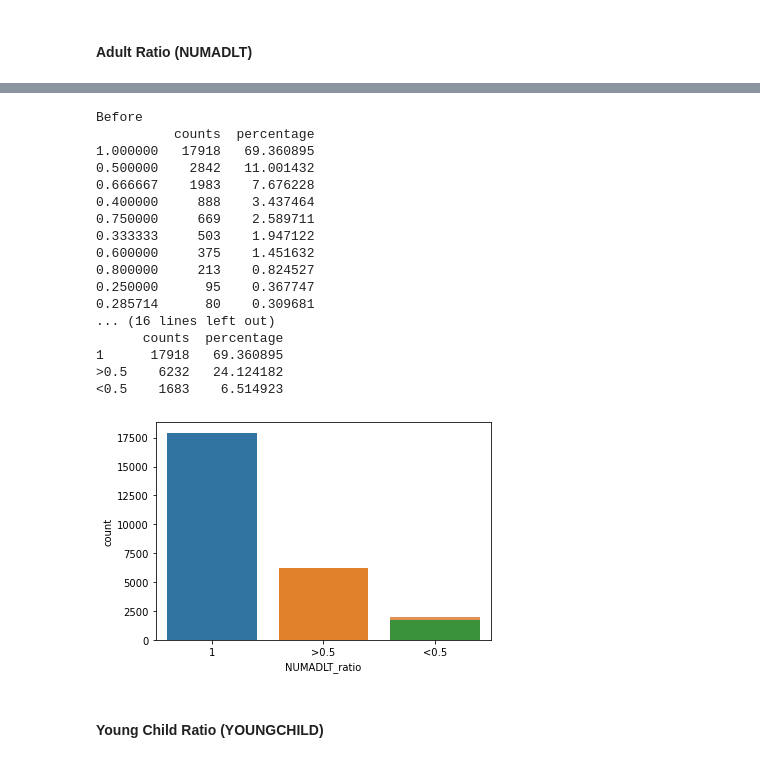
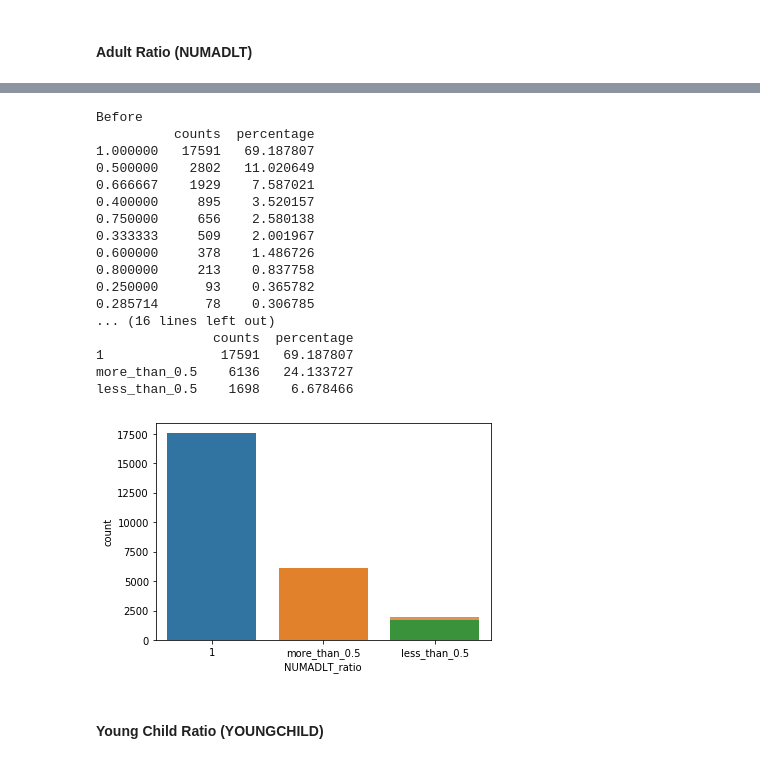
Before and after one commit to seanteohyh/AML_US_Traffic, a Jupyter notebook: NY Person Trip Predictor.ipynb, the cells around one changed output, grey strips where cells are left out. Drawn from its saved outputs; the diff is of its cells as text; code cells hidden in the pictures.

```diff
--- a/NY Person Trip Predictor.ipynb
+++ b/NY Person Trip Predictor.ipynb
@@ -74,3 +130,5 @@ ny_trip_count.head()
+# %%
+ny_trip_count = ny_trip_count.merge(trip_why_common, how = 'left',left_on = ['HOUSEID','PERSONID'],right_on = ['HOUSEID','PERSONID'])
 # %% [markdown]
 ## 1.3 People
 # %%
@@ -86,5 +144,6 @@ df = df.merge(ny_trip_count, how = 'left', left_on= ['HOUSEID','PERSONID'], righ
 # %%
 # Replace NA trip counts with 0
+sns.histplot(df['n_trips'])
 df['n_trips'][df['n_trips'].isna()] = 0
 #df = df[df['n_trips']>0]
-#df = df[df['n_trips']<10]
+df = df[df['n_trips']<10]
@@ -161,23 +222,23 @@ x_test['R_AGE'][x_test['R_AGE']<0] = mean_age
 # %%
 x_train['AGE_bins']= 'NA'
-x_train.loc[x_train['R_AGE'].between(5,15,inclusive = True), 'AGE_bins'] = "5 to 15"
-x_train.loc[x_train['R_AGE'].between(16,25,inclusive = True), 'AGE_bins'] = "16 to 25"
-x_train.loc[x_train['R_AGE'].between(26,35,inclusive = True), 'AGE_bins'] = "26 to 35"
-x_train.loc[x_train['R_AGE'].between(36,45,inclusive = True), 'AGE_bins'] = "36 to 45"
-x_train.loc[x_train['R_AGE'].between(46,55,inclusive = True), 'AGE_bins'] = "46 to 55"
-x_train.loc[x_train['R_AGE'].between(56,65,inclusive = True), 'AGE_bins'] = "56 to 65"
-x_train.loc[x_train['R_AGE'].between(66,75,inclusive = True), 'AGE_bins'] = "66 to 75"
-x_train.loc[x_train['R_AGE']>75, 'AGE_bins'] = ">75"
+x_train.loc[x_train['R_AGE'].between(5,15,inclusive = True), 'AGE_bins'] = "5_to_15"
+x_train.loc[x_train['R_AGE'].between(16,25,inclusive = True), 'AGE_bins'] = "16_to_25"
+x_train.loc[x_train['R_AGE'].between(26,35,inclusive = True), 'AGE_bins'] = "26_to_35"
+x_train.loc[x_train['R_AGE'].between(36,45,inclusive = True), 'AGE_bins'] = "36_to_45"
+x_train.loc[x_train['R_AGE'].between(46,55,inclusive = True), 'AGE_bins'] = "46_to_55"
+x_train.loc[x_train['R_AGE'].between(56,65,inclusive = True), 'AGE_bins'] = "56_to_65"
+x_train.loc[x_train['R_AGE'].between(66,75,inclusive = True), 'AGE_bins'] = "66_to_75"
+x_train.loc[x_train['R_AGE']>75, 'AGE_bins'] = "more_than_75"
 
 x_test['AGE_bins']= 'NA'
-x_test.loc[x_test['R_AGE'].between(5,15,inclusive = True), 'AGE_bins'] = "5 to 15"
-x_test.loc[x_test['R_AGE'].between(16,25,inclusive = True), 'AGE_bins'] = "16 to 25"
-x_test.loc[x_test['R_AGE'].between(26,35,inclusive = True), 'AGE_bins'] = "26 to 35"
-x_test.loc[x_test['R_AGE'].between(36,45,inclusive = True), 'AGE_bins'] = "36 to 45"
-x_test.loc[x_test['R_AGE'].between(46,55,inclusive = True), 'AGE_bins'] = "46 to 55"
-x_test.loc[x_test['R_AGE'].between(56,65,inclusive = True), 'AGE_bins'] = "56 to 65"
-x_test.loc[x_test['R_AGE'].between(66,75,inclusive = True), 'AGE_bins'] = "66 to 75"
-x_test.loc[x_test['R_AGE']>75, 'AGE_bins'] = ">75"
+x_test.loc[x_test['R_AGE'].between(5,15,inclusive = True), 'AGE_bins'] = "5_to_15"
+x_test.loc[x_test['R_AGE'].between(16,25,inclusive = True), 'AGE_bins'] = "16_to_25"
+x_test.loc[x_test['R_AGE'].between(26,35,inclusive = True), 'AGE_bins'] = "26_to_35"
+x_test.loc[x_test['R_AGE'].between(36,45,inclusive = True), 'AGE_bins'] = "36_to_45"
+x_test.loc[x_test['R_AGE'].between(46,55,inclusive = True), 'AGE_bins'] = "46_to_55"
+x_test.loc[x_test['R_AGE'].between(56,65,inclusive = True), 'AGE_bins'] = "56_to_65"
+x_test.loc[x_test['R_AGE'].between(66,75,inclusive = True), 'AGE_bins'] = "66_to_75"
+x_test.loc[x_test['R_AGE']>75, 'AGE_bins'] = "more_than_75"
 # %%
 cat_col_prop(x_train,'AGE_bins')
 # %% [output]
@@ -414,45 +476,45 @@ cat_col_prop(x_train, 'NUMADLT')
 # %%
 #Convert against proportion of Household size
 x_train['NUMADLT'] = x_train['NUMADLT']/x_train['HHSIZE']
 x_test['NUMADLT'] = x_test['NUMADLT']/x_test['HHSIZE']
 print('Before')
 cat_col_prop(x_train,'NUMADLT')
 #significant number of varying factors
 #to bin into groups
 x_train['NUMADLT_ratio'] = 'NA'
 x_train.loc[x_train['NUMADLT']==0, 'NUMADLT_ratio'] = '0'
-x_train.loc[x_train['NUMADLT'].between(0,0.5,inclusive = False),'NUMADLT_ratio'] = '<0.5'
-x_train.loc[x_train['NUMADLT'].between(0.5,1, inclusive = True),'NUMADLT_ratio'] = '>0.5'
+x_train.loc[x_train['NUMADLT'].between(0,0.5,inclusive = False),'NUMADLT_ratio'] = 'less_than_0.5'
+x_train.loc[x_train['NUMADLT'].between(0.5,1, inclusive = True),'NUMADLT_ratio'] = 'more_than_0.5'
 x_train.loc[x_train['NUMADLT']==1,'NUMADLT_ratio'] ='1'
 print('')
 print('After')
 cat_col_prop(x_train,'NUMADLT_ratio')
 
 
 x_test['NUMADLT_ratio'] = 'NA'
 x_test.loc[x_test['NUMADLT']==0, 'NUMADLT_ratio'] = '0'
-x_test.loc[x_test['NUMADLT'].between(0,0.5,inclusive = False),'NUMADLT_ratio'] = '<0.5'
-x_test.loc[x_test['NUMADLT'].between(0.5,1, inclusive = True),'NUMADLT_ratio'] = '>0.5'
+x_test.loc[x_test['NUMADLT'].between(0,0.5,inclusive = False),'NUMADLT_ratio'] = 'less_than_0.5'
+x_test.loc[x_test['NUMADLT'].between(0.5,1, inclusive = True),'NUMADLT_ratio'] = 'more_than_0.5'
 x_test.loc[x_test['NUMADLT']==1,'NUMADLT_ratio'] ='1'
 # %% [output]
 Before
           counts  percentage
-1.000000   17918   69.360895
-0.500000    2842   11.001432
-0.666667    1983    7.676228
-0.400000     888    3.437464
-0.750000     669    2.589711
-0.333333     503    1.947122
-0.600000     375    1.451632
-0.800000     213    0.824527
-0.250000      95    0.367747
-0.285714      80    0.309681
+1.000000   17591   69.187807
+0.500000    2802   11.020649
+0.666667    1929    7.587021
+0.400000     895    3.520157
+0.750000     656    2.580138
+0.333333     509    2.001967
+0.600000     378    1.486726
+0.800000     213    0.837758
+0.250000      93    0.365782
+0.285714      78    0.306785
 ... (16 lines left out)
-      counts  percentage
-1      17918   69.360895
->0.5    6232   24.124182
-<0.5    1683    6.514923
+               counts  percentage
+1               17591   69.187807
+more_than_0.5    6136   24.133727
+less_than_0.5    1698    6.678466
-[figure, old version]
+[figure, new version]
 # %% [markdown]
 #### Young Child Ratio (YOUNGCHILD)
 # %%
```
Also changed, not shown: parts of 70 cells of this notebook.
